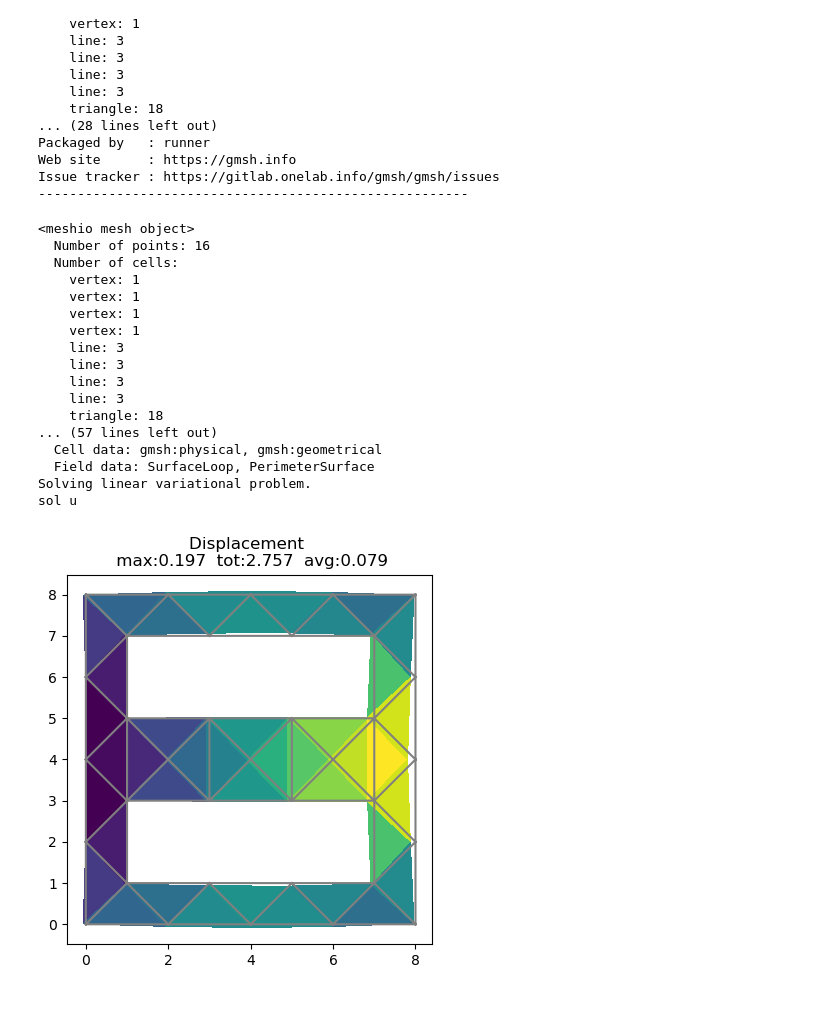
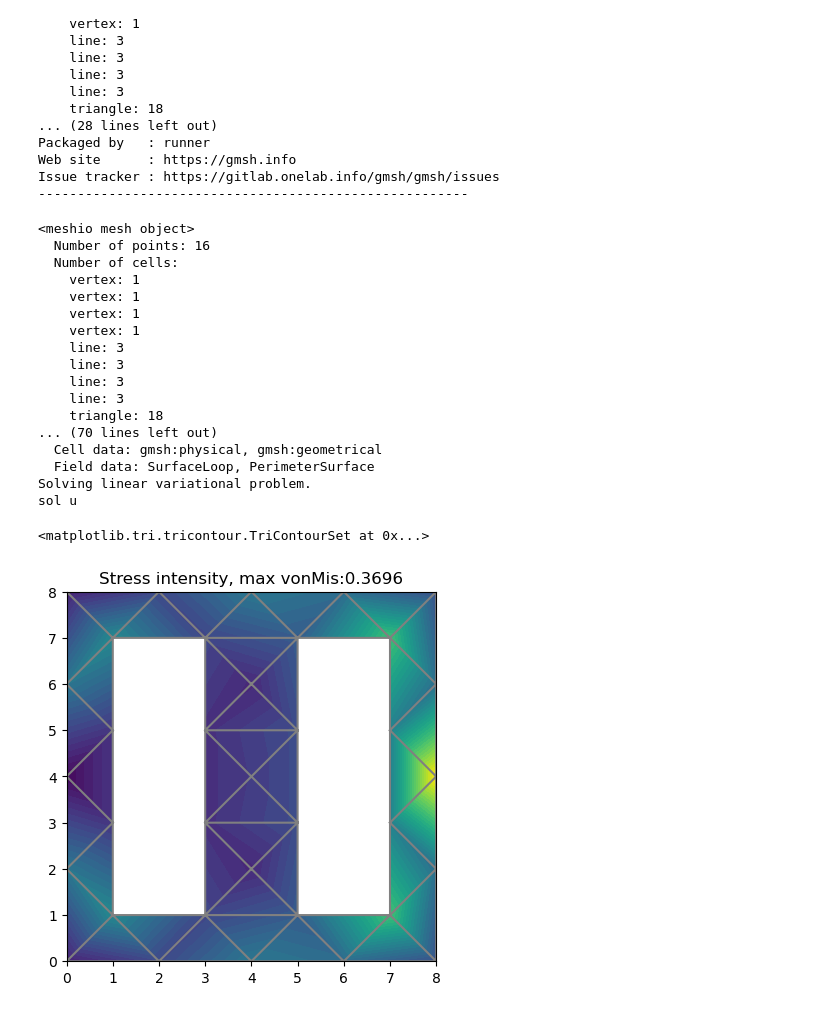
Before and after one commit to grohalex/Project2023, a Jupyter notebook: smallSquareMesh.ipynb, the cells around one changed output. Drawn from its saved outputs; the diff is of its cells as text; code cells hidden in the pictures.

```diff
--- a/smallSquareMesh.ipynb
+++ b/smallSquareMesh.ipynb
@@ -1377,10 +1377,11 @@ num_el = len(infill_connect)               # number of infill elements
 # --- GMSH -----------------------------------
 # creating a modifiable interior in gmsh based on the infill mesh
 #infill_vec = np.random.randint(0, 2, size=num_el)  # vector of 1's and 0's if element is included
-#infill_vec = np.ones(18)
+infill_vec = np.ones(18)
 #infill_vec = np.zeros(18)
-#infill_vec = [0,0,1,1,0,0,0,0,1,1,0,0,0,0,1,1,0,0]
-infill_vec = [0,0,0,0,0,0,1,1,1,1,1,1,0,0,0,0,0,0]
+infill_vec = [0,0,1,1,0,0,0,0,1,1,0,0,0,0,1,1,0,0]
+#infill_vec = [0,0,0,0,0,0,0,0,1,1,0,0,0,0,0,0,0,0]
+#infill_vec = [0,0,0,0,0,0,1,1,1,1,1,1,0,0,0,0,0,0]
 size = 8  # physical dimension of the side
 P = 1     # number of perimeters
 width, height = size, size       # setting up the square
@@ -1487,11 +1488,11 @@ gmsh.write(f"./meshes/{meshname}.msh")
 
 # Launch the GUI
 gmo.synchronize()
-#gmsh.fltk.run()
+gmsh.fltk.run()
 
 # finish the GMSH session
 gmsh.finalize()
-
+#'''
 # --- FEA in FEniCS -------------------------------
 def create_mesh(mesh, cell_type):
     cells = mesh.get_cells_type(cell_type)
@@ -1600,34 +1601,36 @@ disp_avg = disp_tot / disp_len # average displacement
 # Plot Displacement solution
 print('sol u')
 title_str = f"Displacement \n max:{round(disp_max,3)}  tot:{round(disp_tot,3)}  avg:{round(disp_avg,3)}"
-plot(u, title=title_str, mode='displacement')
+#plot(u, title=title_str, mode='displacement')
 
 
 # plot Von Mises Stress
 V1 = FunctionSpace(mesh, 'P', 1)
 s = sigma(u) - (1./3) * tr(sigma(u)) * Identity(d)  # deviatoric stress
 von_Mises = sqrt(3./2 * inner(s, s))
 von_Mises = project(von_Mises, V1)
 
 max_von_Mises = von_Mises.vector().max()  # getting maximal von Mises stress
 max_to_print = round(max_von_Mises, 4)
-#plot(von_Mises, title=f"Stress intensity, max vonMis:{max_to_print}")
+plot(von_Mises, title=f"Stress intensity, max vonMis:{max_to_print}")
+#'''
 # %% [output]
 <meshio mesh object>
   Number of points: 16
   Number of cells:
     vertex: 1
     vertex: 1
     vertex: 1
     vertex: 1
     line: 3
     line: 3
     line: 3
     line: 3
     triangle: 18
-... (57 lines left out)
+... (70 lines left out)
   Cell data: gmsh:physical, gmsh:geometrical
   Field data: SurfaceLoop, PerimeterSurface
 Solving linear variational problem.
 sol u
+<matplotlib.tri.tricontour.TriContourSet at 0x...>
-[figure, old version]
+[figure, new version]
```
Also changed, not shown: 2 other files.
